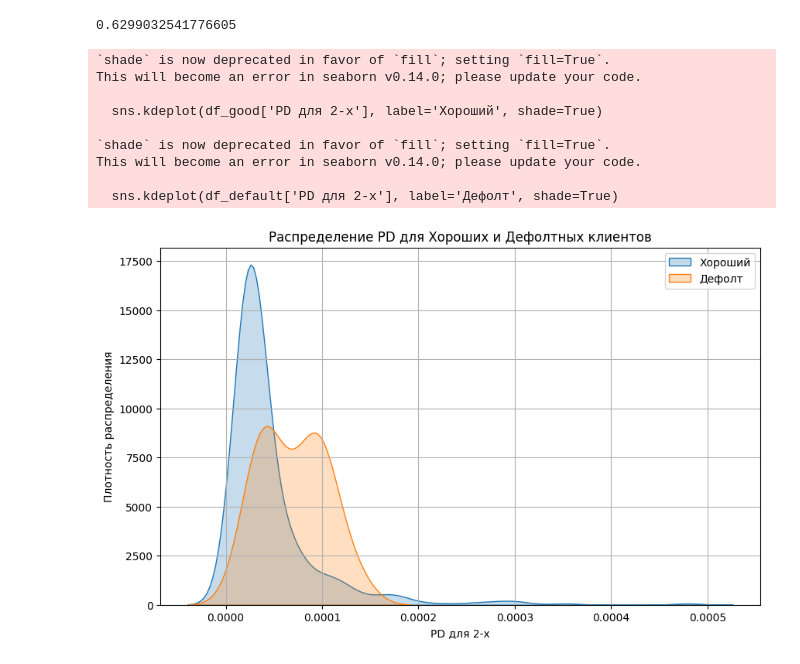
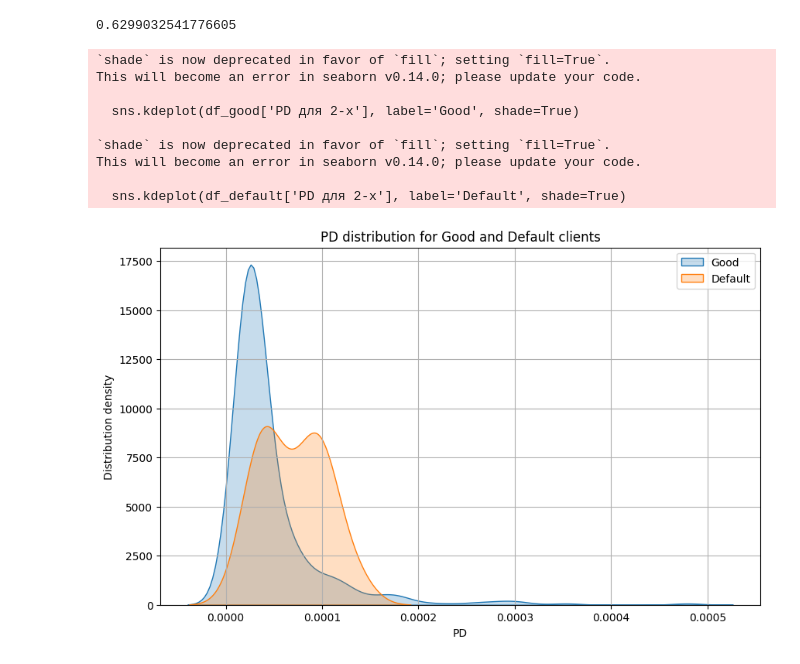
Before and after one commit to r0mch1ck/rowi_task_2, a Jupyter notebook: main.ipynb, the cells around one changed output. Drawn from its saved outputs; the diff is of its cells as text; code cells hidden in the pictures.

```diff
--- a/main.ipynb
+++ b/main.ipynb
@@ -61,30 +62,30 @@ ks_stat
 # %%
 # PD для 2-х str -> int
 df['PD для 2-х'] = df['PD для 2-х'].astype(str).str.replace('%', '').str.replace(',', '.').astype(float) / 100
 
 # Divide into 2 groups
 df_good = df[df['Статус'] == 0]
 df_default = df[df['Статус'] == 1]
 
 # Graphic
 plt.figure(figsize=(10, 6))
-sns.kdeplot(df_good['PD для 2-х'], label='Хороший', shade=True)
-sns.kdeplot(df_default['PD для 2-х'], label='Дефолт', shade=True)
+sns.kdeplot(df_good['PD для 2-х'], label='Good', shade=True)
+sns.kdeplot(df_default['PD для 2-х'], label='Default', shade=True)
 
-plt.title('Распределение PD для Хороших и Дефолтных клиентов')
-plt.xlabel('PD для 2-х')
-plt.ylabel('Плотность распределения')
+plt.title('PD distribution for Good and Default clients')
+plt.xlabel('PD')
+plt.ylabel('Distribution density')
 plt.legend()
 plt.grid(True)
 plt.show()
 # %% [output]
 `shade` is now deprecated in favor of `fill`; setting `fill=True`.
 This will become an error in seaborn v0.14.0; please update your code.
 
-  sns.kdeplot(df_good['PD для 2-х'], label='Хороший', shade=True)
+  sns.kdeplot(df_good['PD для 2-х'], label='Good', shade=True)
 
 `shade` is now deprecated in favor of `fill`; setting `fill=True`.
 This will become an error in seaborn v0.14.0; please update your code.
 
-  sns.kdeplot(df_default['PD для 2-х'], label='Дефолт', shade=True)
+  sns.kdeplot(df_default['PD для 2-х'], label='Default', shade=True)
-[figure, old version]
+[figure, new version]
```
Also changed, not shown: parts of 1 cell of this notebook.
